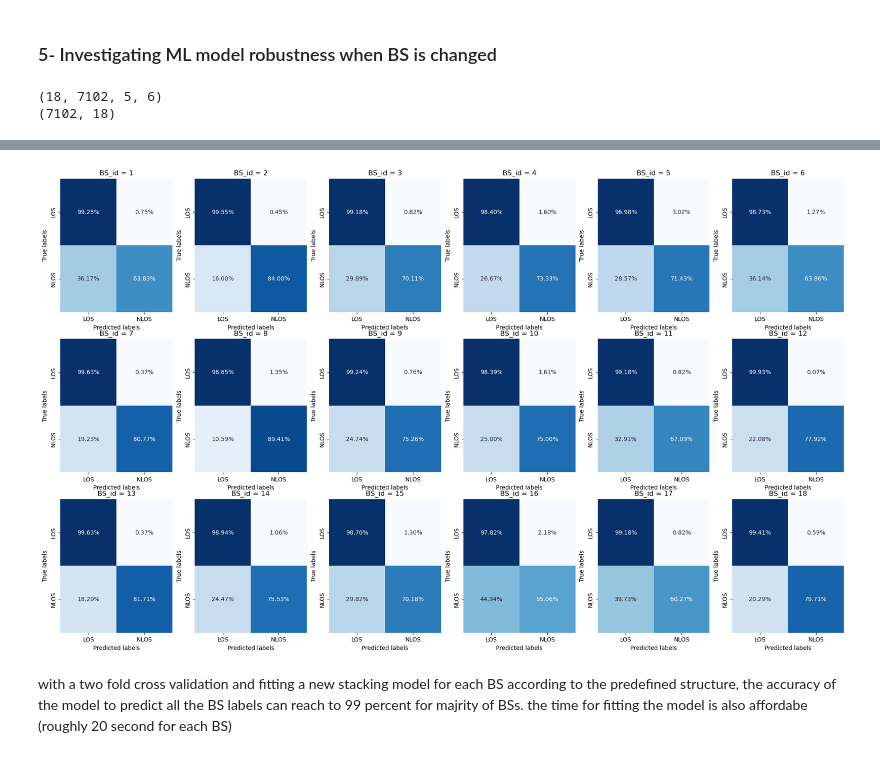
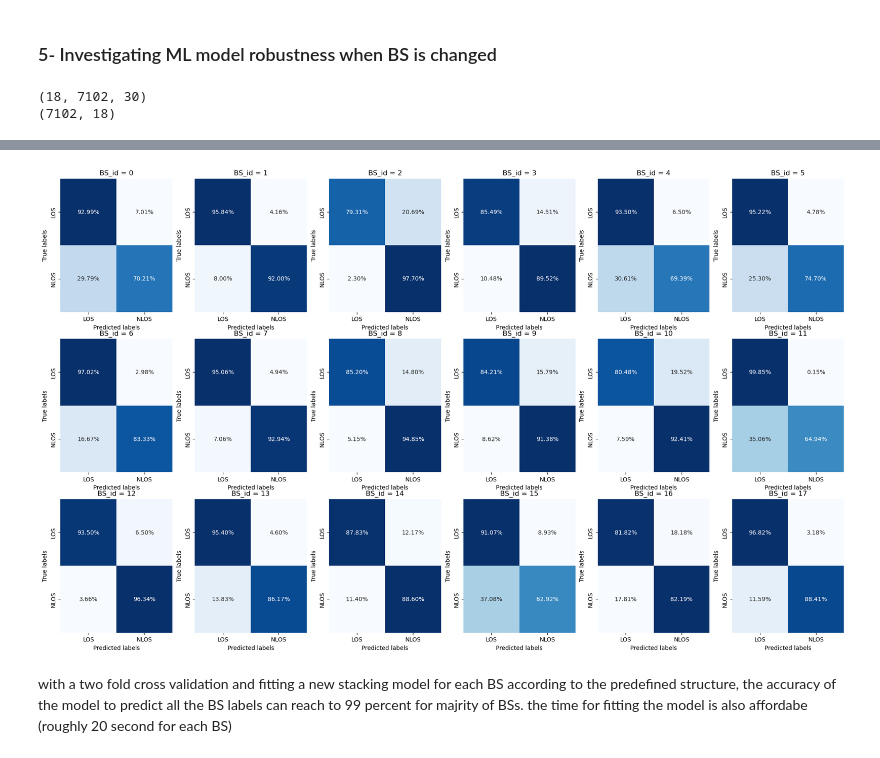
Before and after one commit to hamedtea/thesis, a Jupyter notebook: Feature_based_ML_model.ipynb, the cells around one changed output, grey strips where cells are left out. Drawn from its saved outputs; the diff is of its cells as text; code cells hidden in the pictures.

Commit message:
F version, modify minor bugs (automatic stacking)

```diff
--- a/Feature_based_ML_model.ipynb
+++ b/Feature_based_ML_model.ipynb
@@ -828,18 +867,20 @@ The above result is provided without training the stacking classifier again for
 # %% [markdown]
 ### 3- Investigating how the number of PRS symbols affects the ML model accuracy
 # %%
-ind = [0, 1, 4, 5]
+ind_initial = [0, 1, 4, 5]
 sym =[1, 2, 3, 4, 5]
 output_sym = pd.DataFrame(index=pd.MultiIndex.from_tuples([], names=['SNR', 'Symbol.']),
                                        columns=['Accuracy', 'F1', 'AUC'])
 
-base_models = [pipe for pipe in estimators if pipe != estimators[2]] #we should define estimators in each iteration as the # of features is changed
-final_model = estimators[2][1].named_steps['estimator'] # select the second tuple index (pipeline) and select SVC() as final estimator
+base_models = [pipe for pipe in estimators if pipe != estimators[max_acc_pipe]] # we should define estimators in each iteration as the # of features is changed,
+#max_acc_pipe --> index of the best estimator which is chosen as the final estimator
+final_model = estimators[max_acc_pipe][1].named_steps['estimator'] # select the second tuple index (pipeline) and select SVC() as final estimator
 
-for idx, FE in enumerate(FE_SNR):
+for idx, FE in enumerate(FE_SNR): #--> FE_SNR is selected from FE_SNR_PRS
     fig, ax = plt.subplots(nrows=1, ncols=5, figsize=(20, 3))
     for symb in range(5):
-        FE_sym = FE[:,:symb+1,ind]
+        FE = FE.reshape((FE.shape[0], 5, -1)) # reshape to 5 symbol and 6 statisticalfeature for each
+        FE_sym = FE[:,:symb+1,ind_initial]
         FE_sym_reshaped = FE_sym.reshape((FE_sym.shape[0], -1))
         xx_train, xx_test, YY_train, YY_test = train_test_split(FE_sym_reshaped, labels, test_size=0.2, random_state=42, stratify=labels)
 
@@ -852,7 +893,7 @@ for idx, FE in enumerate(FE_SNR):
         optimal_threshold = thresholds[optimal_threshold_index]
 
         y_sym_SNR_pred = (y_sym_SNR_prob[:, 1] >= optimal_threshold).astype(int)
-        accuracy = accuracy_score(Y_test, y_sym_SNR_pred)
+        accuracy = accuracy_score(YY_test, y_sym_SNR_pred)
         f1 = f1_score(YY_test, y_sym_SNR_pred)
         auc = roc_auc_score(YY_test, y_sym_SNR_pred)
         output_sym.loc[(SNRdB[idx], symb+1), :] = [accuracy, f1, auc]
@@ -1004,48 +1045,45 @@ When the SNR is not high enough, increasing the BW can increase the predicition
 # %% [markdown]
 ### 5- Investigating ML model robustness when BS is changed
 # %%
-FE_SNR_BS = np.load('FE_SNR_BS.npy')
-labels_f = np.load('labels.npy')
-print(FE_SNR_BS.shape)
+FE_BS = np.load('FE_BS.npy')
+labels_f = np.load('labels.npy') #all BS labels
+print(FE_BS.shape)
 print(labels_f.shape)
 # %% [output]
-(18, 7102, 5, 6)
+(18, 7102, 30)
 (7102, 18)
 # %%
 output_BS = pd.DataFrame(columns=['Accuracy', 'F1', 'AUC'])
+fig, ax = plt.subplots(nrows=3, ncols=6, figsize=(24, 14))
+for idx, F in enumerate(FE_BS):
+    row, col = divmod(idx, 6)
+    #p = F.reshape(F.shape[0], -1) #flatten for 5 symbols
+    pp = F[:,ind] #select thoes statistical features that are not correlated --> column ind. is calculated before
+    xxx_train, xxx_test, YYY_train, YYY_test = train_test_split(pp, labels_f[:,idx], test_size=0.2, random_state=42, stratify=labels_f[:,idx])
+    #bs_stacking_pipeline = StackingClassifier(estimators = base_models, final_estimator = final_model, cv=2) #we should define estimators in each iteration as the # of features is changed
+    #bs_stacking_pipeline.fit(xxx_train, YYY_train)
+    final_classifier.fit(xxx_train, YYY_train)
 
+    y_bs_prob = final_classifier.predict_proba(xxx_test)
+    #y_prs_prob = bs_stacking_pipeline.predict_proba(xxx_test)
 
-fig, ax = plt.subplots(nrows=3, ncols=6, figsize=(24, 14))
-for idx, F in enumerate(FE_SNR_BS):
-    row, col = divmod(idx, 6)
-    p = F.reshape(F.shape[0], -1) #flatten for 5 symbols
-    pp = p[:,ind] #select thoes statistical features that are not correlated --> column ind. is calculated before
-    xxx_train, xxx_test, YYY_train, YYY_test = train_test_split(pp, labels_f[:,idx], test_size=0.2, random_state=42, stratify=labels_f[:,idx])
-
-    bs_stacking_pipeline = StackingClassifier(estimators = base_models, final_estimator = final_model, cv=2) #we should define estimators in each iteration as the # of features is changed
-    bs_stacking_pipeline.fit(xxx_train, YYY_train)
-    #final_classifier.fit(xxx_train, YYY_train)
-
-    #y_prs_prob = final_classifier.predict_proba(xxx_test)
-    y_prs_prob = bs_stacking_pipeline.predict_proba(xxx_test)
-
-    fpr, tpr, thresholds = roc_curve(YYY_test, y_prs_prob[:,1], drop_intermediate = True)
+    fpr, tpr, thresholds = roc_curve(YYY_test, y_bs_prob[:,1], drop_intermediate = True)
     optimal_threshold_index = np.argmax(tpr - fpr)
     optimal_threshold = thresholds[optimal_threshold_index]
 
-    y_prs_pred = (y_prs_prob[:, 1] >= optimal_threshold).astype(int)
+    y_bs_pred = (y_bs_prob[:, 1] >= optimal_threshold).astype(int)
 
-    accuracy = accuracy_score(YYY_test, y_prs_pred)
-    f1 = f1_score(YYY_test, y_prs_pred)
-    auc = roc_auc_score(YYY_test, y_prs_pred)
+    accuracy = accuracy_score(YYY_test, y_bs_pred)
+    f1 = f1_score(YYY_test, y_bs_pred)
+    auc = roc_auc_score(YYY_test, y_bs_pred)
     output_BS.loc[(idx+1), :] = [accuracy, f1, auc]
 
 
-    cm = confusion_matrix(YYY_test, y_prs_pred, normalize = 'true')
+    cm = confusion_matrix(YYY_test, y_bs_pred, normalize = 'true')
     sns.heatmap(cm, annot=True,  cbar = False, cmap="Blues", fmt=".2%", xticklabels=class_names, yticklabels=class_names, ax = ax[row, col])
     ax[row][col].set_xlabel("Predicted labels")
     ax[row][col].set_ylabel("True labels")
-    ax[row][col].set_title(f'BS_id = {idx+1}')
+    ax[row][col].set_title(f'BS_id = {idx}')
 
 
 mean_values = output_BS.mean()
@@ -1075,4 +1113,4 @@ Std      0.011139  0.080478  0.045415
-[figure, old version]
+[figure, new version]
 # %% [markdown]
 with a two fold cross validation and fitting a new stacking model for each BS according to the predefined structure, the accuracy of the model to predict all the BS labels can reach to 99 percent for majrity of BSs. the time for fitting the model is also affordabe (roughly 20 second for each BS)
 # %% [markdown]
```
Also changed, not shown: parts of 22 cells of this notebook, 5 other files.
